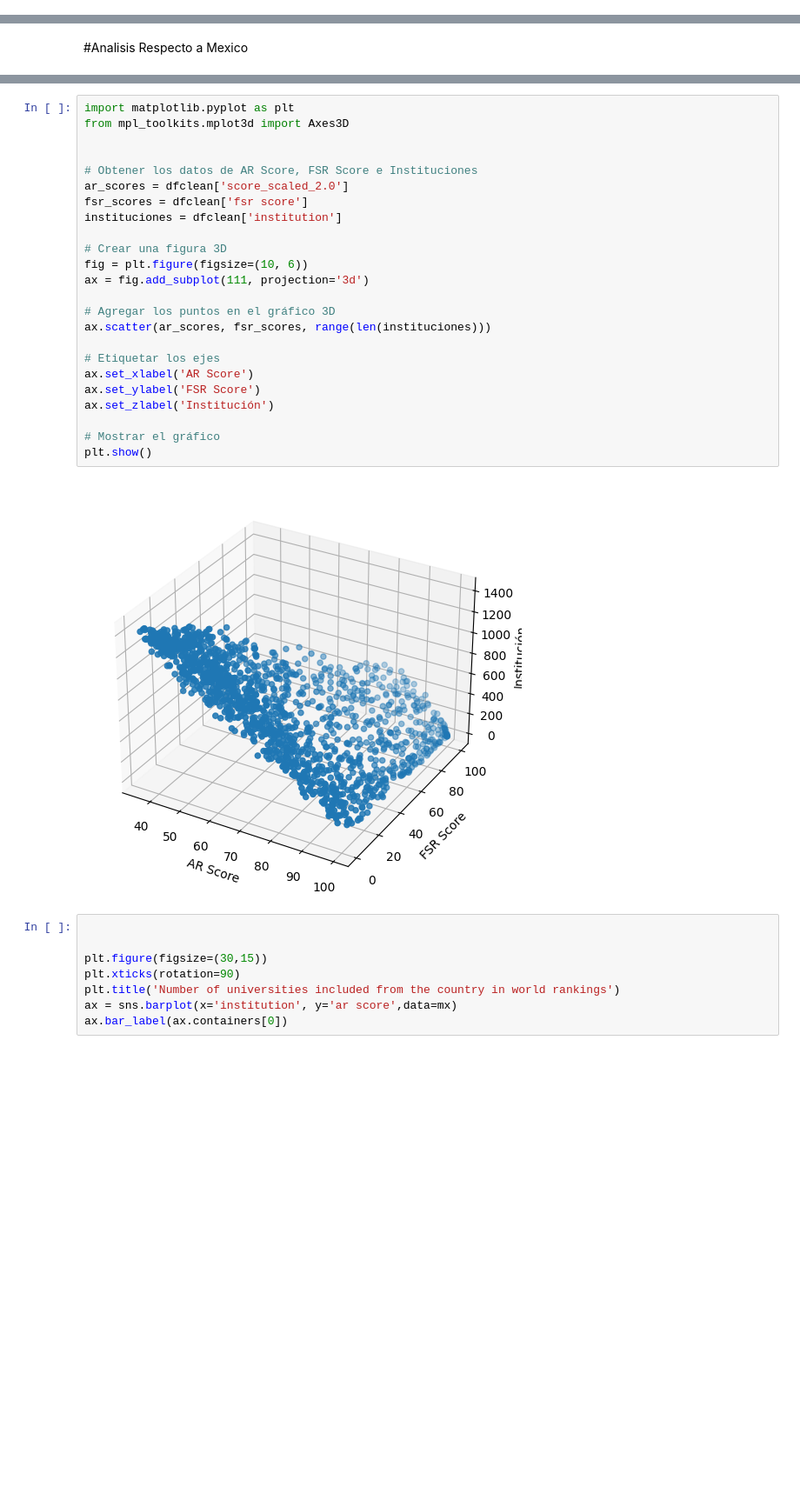
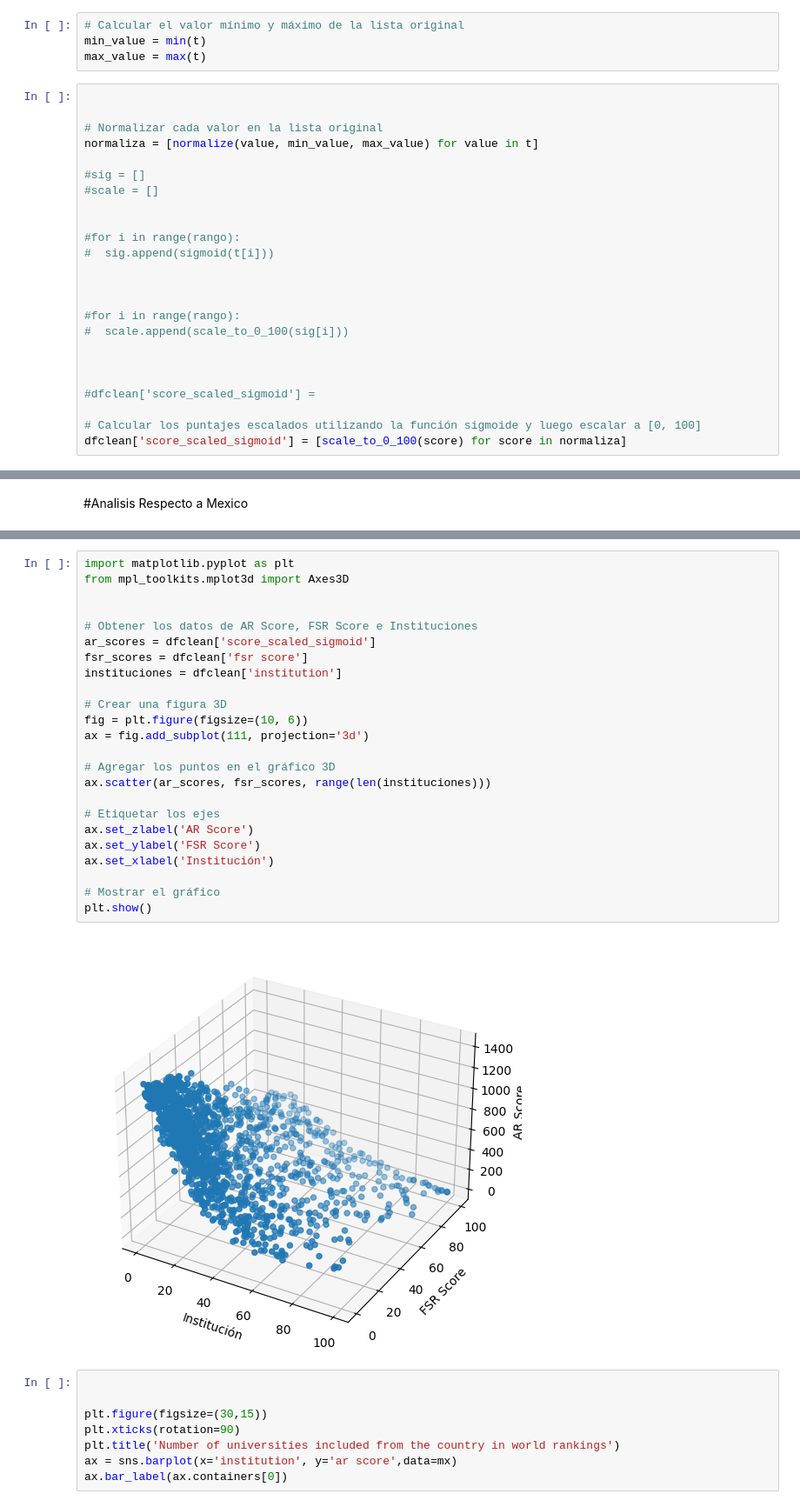
Before and after one commit to SekDak12/Proyecto-Ciencia, a Jupyter notebook: Proyecto.ipynb, the cells around one changed output, grey strips where cells are left out. Shown at 87% size. Drawn from its saved outputs; the diff is of its cells as text; blank space fills up the shorter version.

```diff
--- a/Proyecto.ipynb
+++ b/Proyecto.ipynb
@@ -518,0 +237,28 @@ Coeficientes: [ 0.0235219   0.00531864  0.01883422  0.01719077  0.00514109  0.00
+# %%
+# Calcular el valor mínimo y máximo de la lista original
+min_value = min(t)
+max_value = max(t)
+# %%
+
+
+# Normalizar cada valor en la lista original
+normaliza = [normalize(value, min_value, max_value) for value in t]
+
+#sig = []
+#scale = []
+
+
+#for i in range(rango):
+#  sig.append(sigmoid(t[i]))
+
+
+
+#for i in range(rango):
+#  scale.append(scale_to_0_100(sig[i]))
+
+
+
+#dfclean['score_scaled_sigmoid'] =
+
+# Calcular los puntajes escalados utilizando la función sigmoide y luego escalar a [0, 100]
+dfclean['score_scaled_sigmoid'] = [scale_to_0_100(score) for score in normaliza]
@@ -682,29 +456,29 @@ mx
 # %%
 import matplotlib.pyplot as plt
 from mpl_toolkits.mplot3d import Axes3D
 
 
 # Obtener los datos de AR Score, FSR Score e Instituciones
-ar_scores = dfclean['score_scaled_2.0']
+ar_scores = dfclean['score_scaled_sigmoid']
 fsr_scores = dfclean['fsr score']
 instituciones = dfclean['institution']
 
 # Crear una figura 3D
 fig = plt.figure(figsize=(10, 6))
 ax = fig.add_subplot(111, projection='3d')
 
 # Agregar los puntos en el gráfico 3D
 ax.scatter(ar_scores, fsr_scores, range(len(instituciones)))
 
 # Etiquetar los ejes
-ax.set_xlabel('AR Score')
+ax.set_zlabel('AR Score')
 ax.set_ylabel('FSR Score')
-ax.set_zlabel('Institución')
+ax.set_xlabel('Institución')
 
 # Mostrar el gráfico
 plt.show()
 # %% [output]
-[figure, old version]
+[figure, new version]
 # %%
 
 
```
Also changed, not shown: parts of 33 cells of this notebook, 1 other file.
